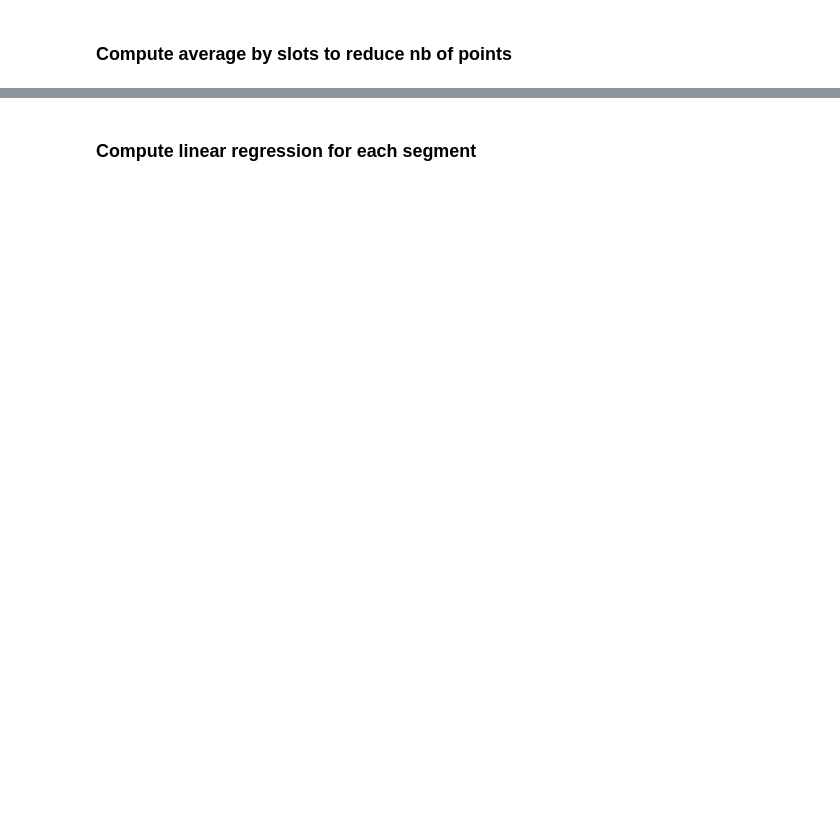
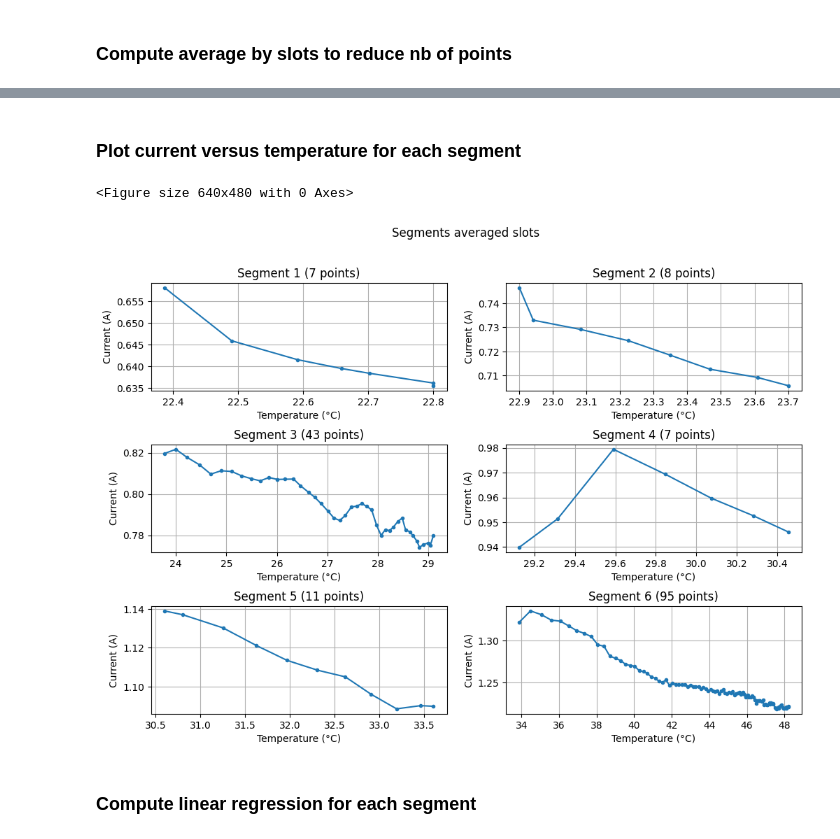
Before and after one commit to opatiny/predictiveMaintenance, a Jupyter notebook: src/notebooks/spindleCurrentVsTemperature.ipynb, the cells around one changed output, grey strips where cells are left out. Saved outputs shown, nothing was run; the diff lists cells and outputs as text; code cells hidden in the pictures; blank space fills up the shorter version.

```diff
--- a/src/notebooks/spindleCurrentVsTemperature.ipynb
+++ b/src/notebooks/spindleCurrentVsTemperature.ipynb
@@ -364,10 +369,13 @@ Number of points to remove:  1250
 # %%
 dt = 10 # seconds
 
-for i in range(len(segments)):
-    segments[i] = computeSlotsAverage(segments[i], dt)
+averagedSegments = []
+
+for i in range(len(cutSegments)):
+    averagedSegments.append(computeSlotsAverage(cutSegments[i], dt))
+
 
 # plot the segments
-plotSegments(segments, title="Segments averaged by " + str(dt) + " seconds slots")
+plotSegments(averagedSegments, title="Segments averaged by " + str(dt) + " seconds slots")
 # %% [output]
 <Figure size 640x480 with 0 Axes>
@@ -375,3 +383,10 @@ plotSegments(segments, title="Segments averaged by " + str(dt) + " seconds slots
+# %% [markdown]
+### Plot current versus temperature for each segment
+# %%
+plotSegments(averagedSegments, xSignal= "temperature", ySignal="current", ylabel="Current (A)", xlabel="Temperature (°C)", title="Segments averaged slots")
+# %% [output]
+<Figure size 640x480 with 0 Axes>
+[figure, added]
 # %% [markdown]
 ### Compute linear regression for each segment
 # %%
```
Also changed, not shown: parts of 7 cells of this notebook.
